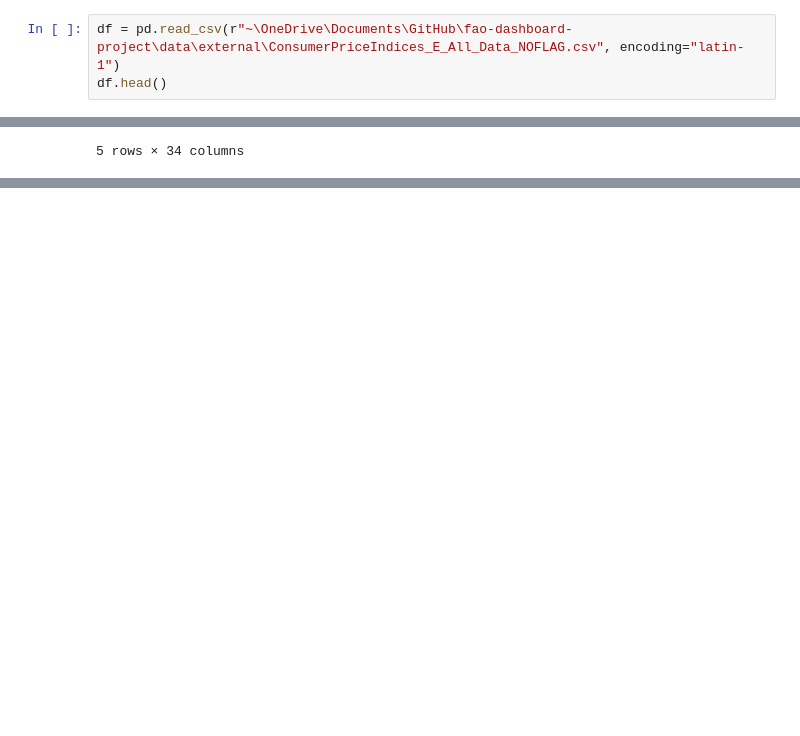
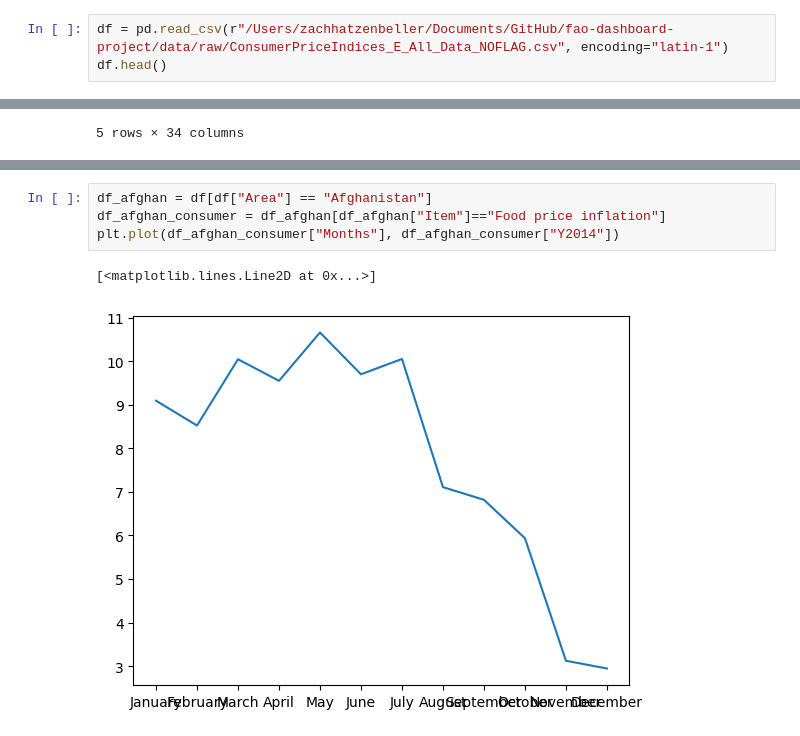
Before and after one commit to zhatz111/fao-dashboard-project, a Jupyter notebook: notebooks/1.0-zah-initial-data-exploration.ipynb, the cells around one changed output, grey strips where cells are left out. Cells and saved outputs as stored; diff of their text form; blank space fills up the shorter version.

```diff
--- a/notebooks/1.0-zah-initial-data-exploration.ipynb
+++ b/notebooks/1.0-zah-initial-data-exploration.ipynb
@@ -6,5 +6,5 @@ import matplotlib as plt
 # %%
-df = pd.read_csv(r"~\OneDrive\Documents\GitHub\fao-dashboard-project\data\external\ConsumerPriceIndices_E_All_Data_NOFLAG.csv", encoding="latin-1")
+df = pd.read_csv(r"/Users/zachhatzenbeller/Documents/GitHub/fao-dashboard-project/data/raw/ConsumerPriceIndices_E_All_Data_NOFLAG.csv", encoding="latin-1")
 df.head()
 # %% [output]
 |  | Area Code | Area Code (M49) | Area | Item Code | Item | Element Code | Element | Months Code | Months | ... |
@@ -16,0 +29,7 @@ df.head()
+# %%
+df_afghan = df[df["Area"] == "Afghanistan"]
+df_afghan_consumer = df_afghan[df_afghan["Item"]=="Food price inflation"]
+plt.plot(df_afghan_consumer["Months"], df_afghan_consumer["Y2014"])
+# %% [output]
+[<matplotlib.lines.Line2D at 0x...>]
+[figure, added]
```
Also changed, not shown: parts of 2 cells of this notebook, 1 other file.
